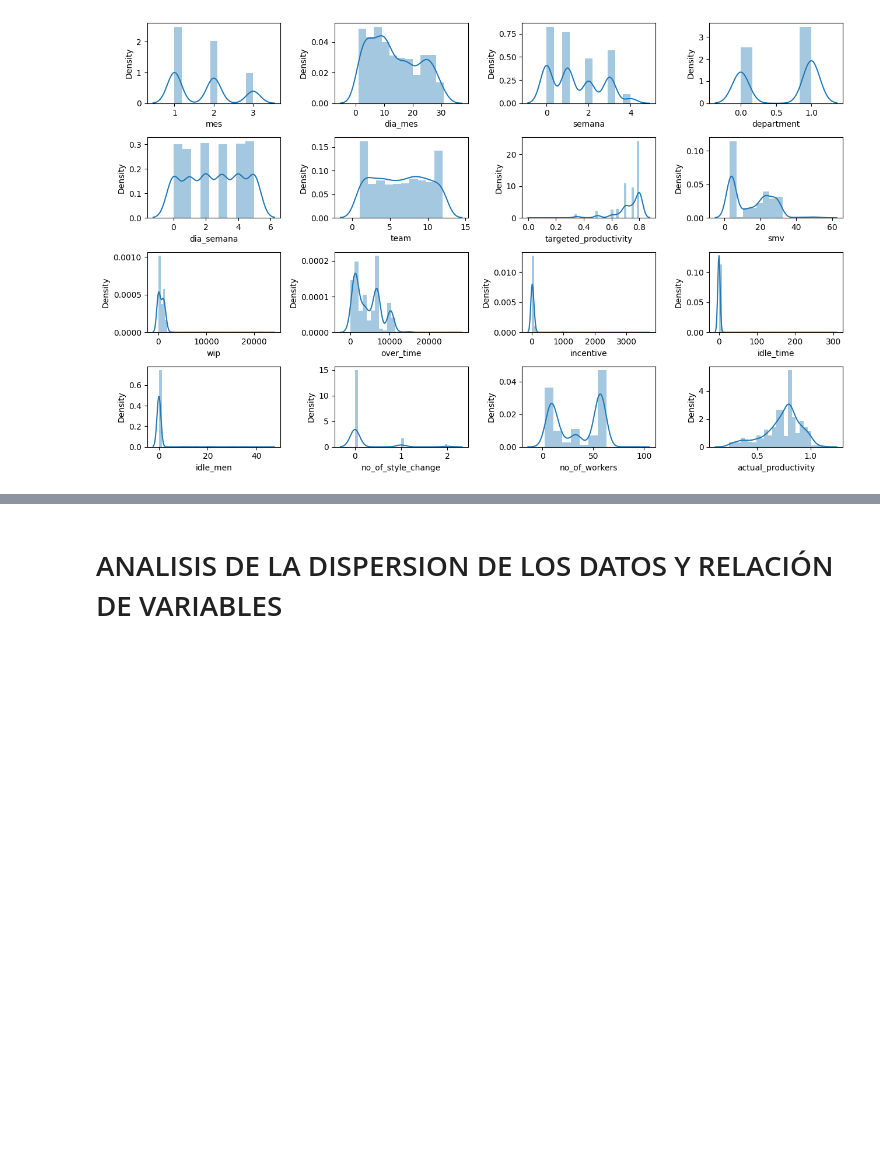
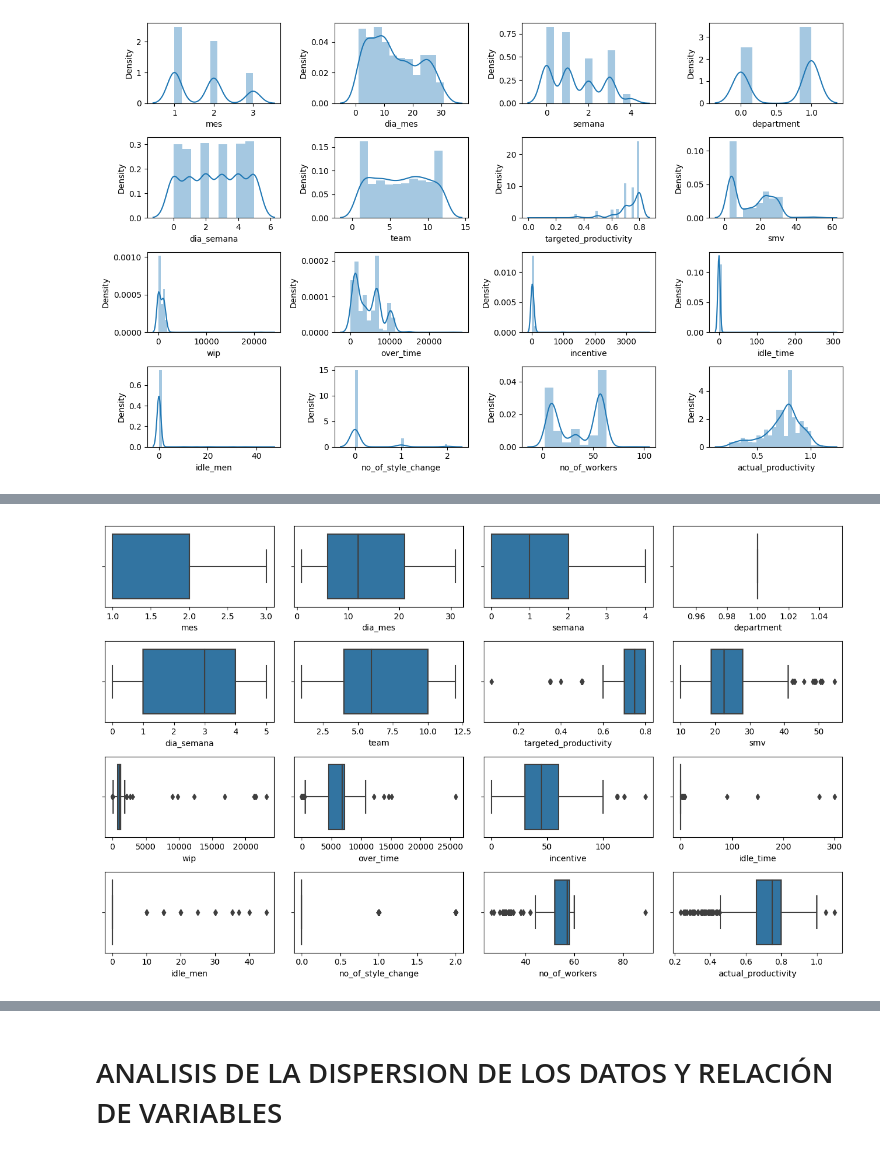
Before and after one commit to darwinpadilla/Grupo_Productivity_Prediction, a Jupyter notebook: Grupo_Productivity_Prediction.ipynb, the cells around one changed output, grey strips where cells are left out. Cells and saved outputs as stored; diff of their text form; code cells hidden in the pictures; blank space fills up the shorter version.

```diff
--- a/Grupo_Productivity_Prediction.ipynb
+++ b/Grupo_Productivity_Prediction.ipynb
@@ -638,0 +695,17 @@ plt.tight_layout()
+# %%
+# RD GIT. 1.9 Análisis estadistico PARTE 1 - POR DEPARTAMENTOS
+# Se presenta las gráficas de cajas en base al departamento de costura para el análisis inicial de las distribución de los datos y visor de atípicos
+
+width = 13
+height = 8
+
+plt.style.use("default")
+
+figure, axes = plt.subplots(nrows=4, ncols=4, figsize=(width, height))
+
+for column, axe in zip(dataset_costura, axes.flatten()):
+    sns.boxplot(dataset_costura[column], ax=axe)
+
+plt.tight_layout()
+# %% [output]
+[figure, added]
```
Also changed, not shown: parts of 5 cells of this notebook.
